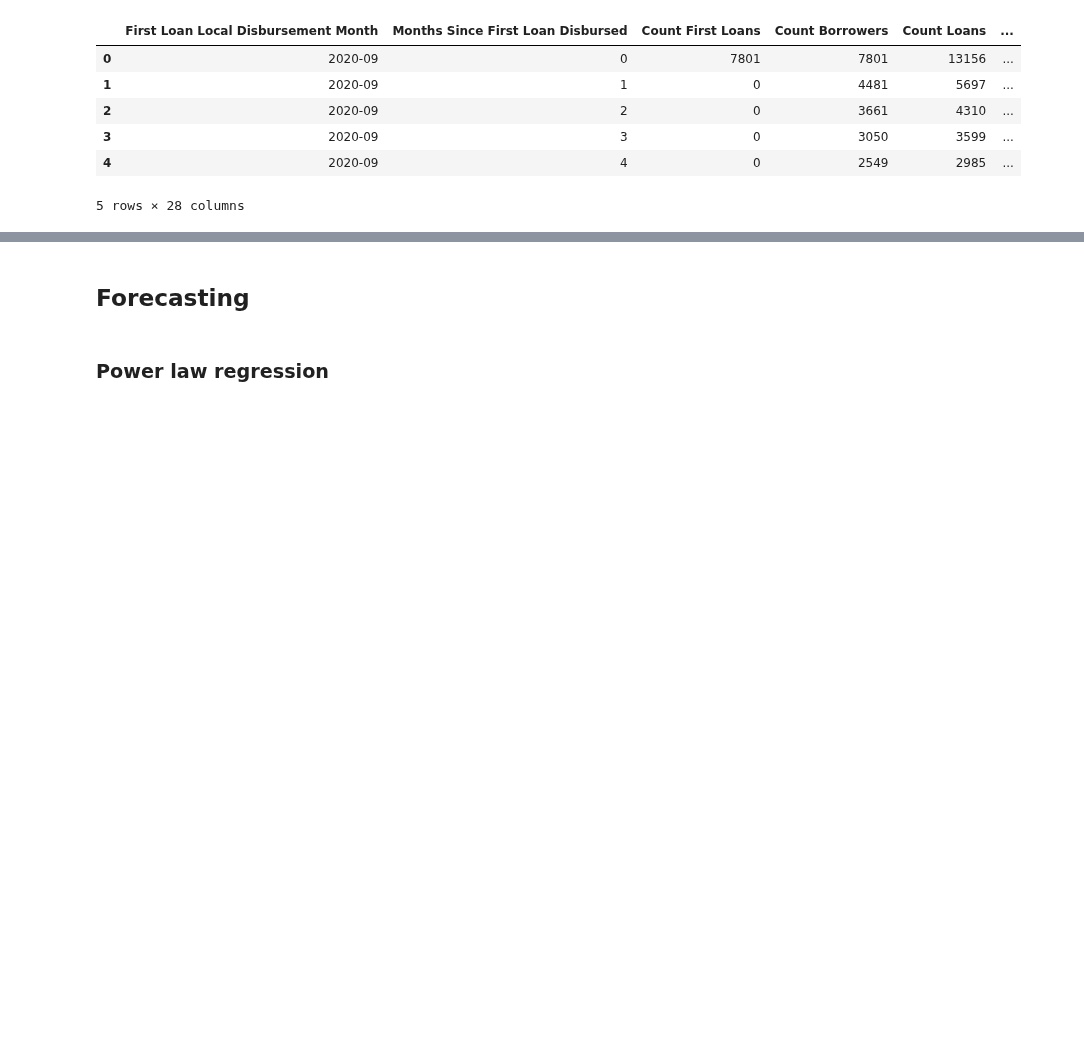
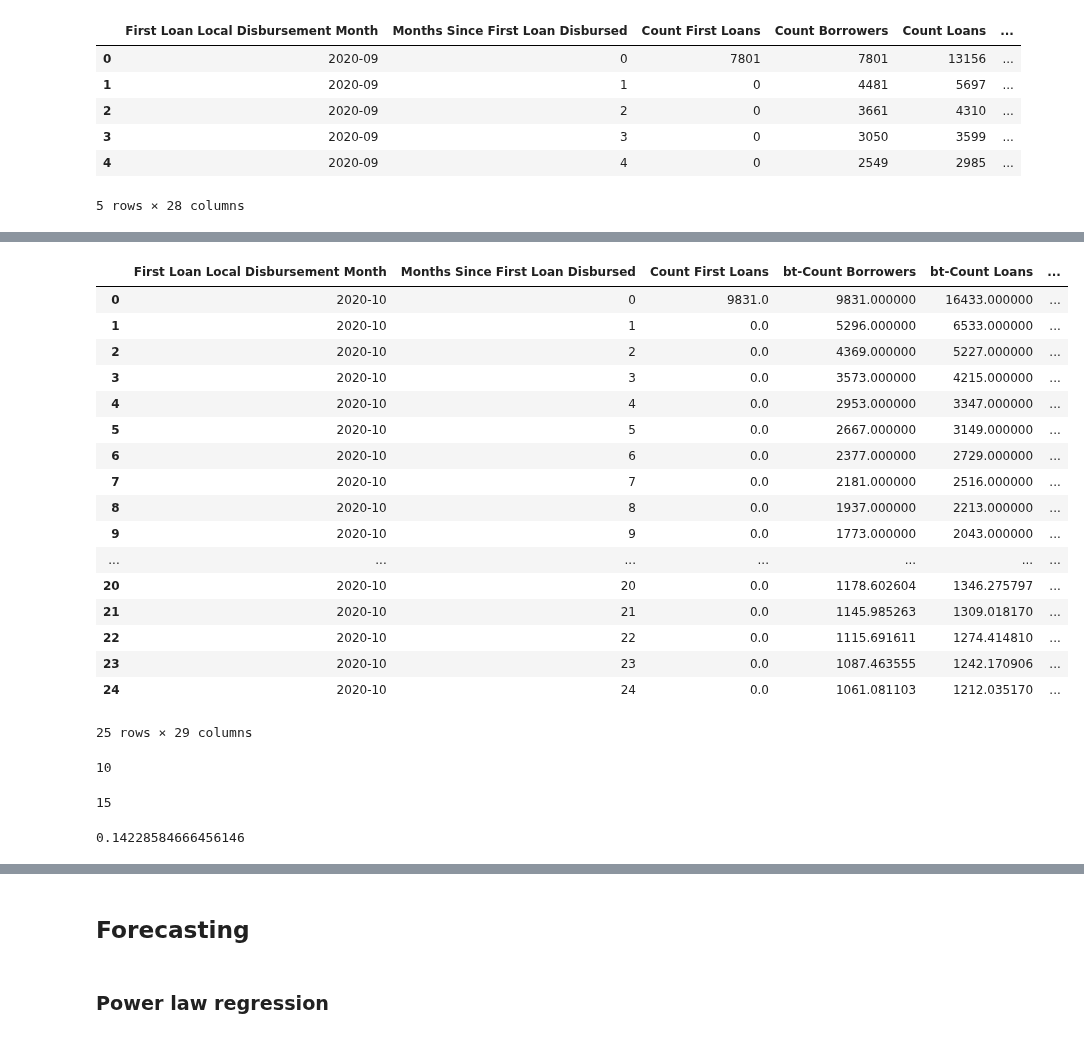
Before and after one commit to kliao-tala/pyltv, a Jupyter notebook: pLTV Python Model Build.ipynb, the cells around one changed output, grey strips where cells are left out. Cells and saved outputs as stored; diff of their text form; code cells hidden in the pictures; blank space fills up the shorter version.

```diff
--- a/pLTV Python Model Build.ipynb
+++ b/pLTV Python Model Build.ipynb
@@ -456,0 +590,32 @@ m.data.head()
+# %%
+bt = m.backtest[m.backtest.cohort=='2020-10']
+bt
+# %% [output]
+|  | First Loan Local Disbursement Month | Months Since First Loan Disbursed | Count First Loans | bt-Count Borrowers | bt-Count Loans | ... |
+| 0 | 2020-10 | 0 | 9831.0 | 9831.000000 | 16433.000000 | ... |
+| 1 | 2020-10 | 1 | 0.0 | 5296.000000 | 6533.000000 | ... |
+| 2 | 2020-10 | 2 | 0.0 | 4369.000000 | 5227.000000 | ... |
+| 3 | 2020-10 | 3 | 0.0 | 3573.000000 | 4215.000000 | ... |
+| 4 | 2020-10 | 4 | 0.0 | 2953.000000 | 3347.000000 | ... |
+| 5 | 2020-10 | 5 | 0.0 | 2667.000000 | 3149.000000 | ... |
+| 6 | 2020-10 | 6 | 0.0 | 2377.000000 | 2729.000000 | ... |
+| 7 | 2020-10 | 7 | 0.0 | 2181.000000 | 2516.000000 | ... |
+| 8 | 2020-10 | 8 | 0.0 | 1937.000000 | 2213.000000 | ... |
+| 9 | 2020-10 | 9 | 0.0 | 1773.000000 | 2043.000000 | ... |
+| ... | ... | ... | ... | ... | ... | ... |
+| 20 | 2020-10 | 20 | 0.0 | 1178.602604 | 1346.275797 | ... |
+| 21 | 2020-10 | 21 | 0.0 | 1145.985263 | 1309.018170 | ... |
+| 22 | 2020-10 | 22 | 0.0 | 1115.691611 | 1274.414810 | ... |
+| 23 | 2020-10 | 23 | 0.0 | 1087.463555 | 1242.170906 | ... |
+| 24 | 2020-10 | 24 | 0.0 | 1061.081103 | 1212.035170 | ... |
+25 rows × 29 columns
+# %%
+idx_start = bt[bt.data_type=='forecast'].index.min()
+idx_start
+# %% [output]
+10
+# %%
+idx_stop = act.index.max()
+idx_stop
+# %% [output]
+15
@@ -456,0 +626,4 @@ m.data.head()
+# %%
+test(actual=actual, forecast=fcast)
+# %% [output]
+0.14228584666456146
```
Also changed, not shown: parts of 30 cells of this notebook.
